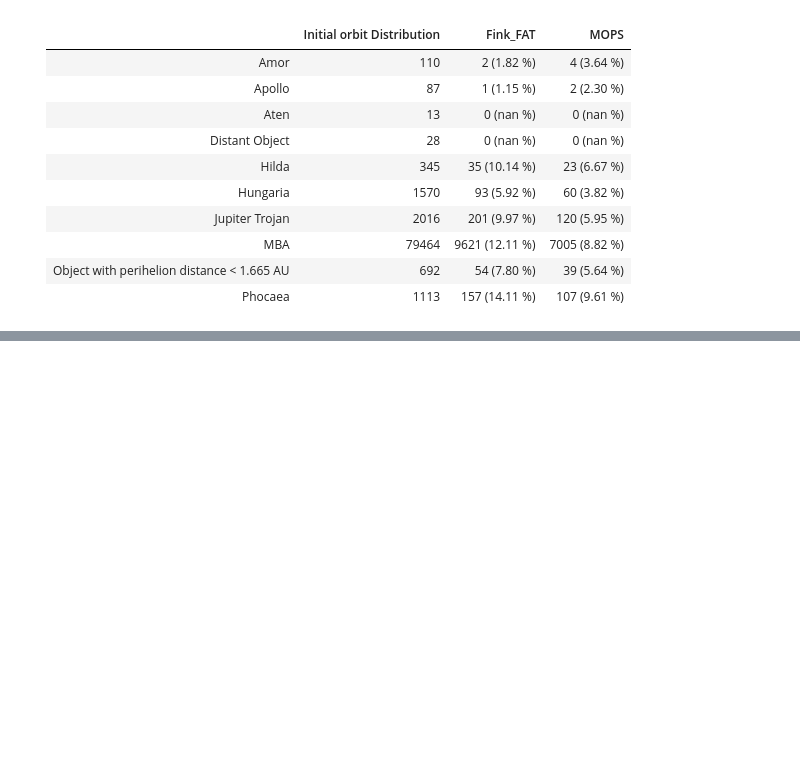
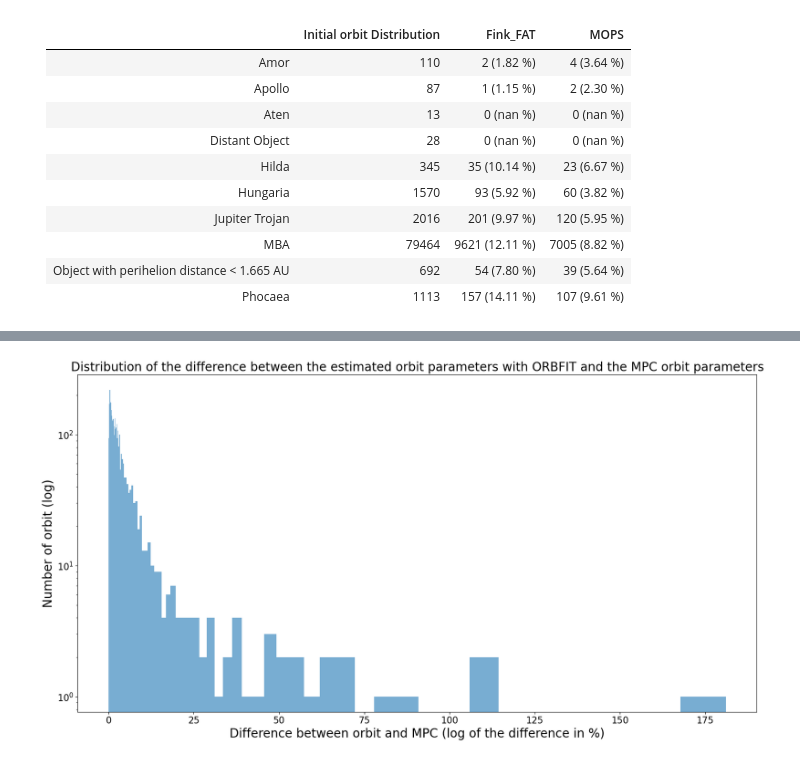
Before and after one commit to FusRoman/fink-fat, a Jupyter notebook: notebook/results_analysis/confirmed_fink_fat.ipynb, the cells around one changed output, grey strips where cells are left out. Saved outputs shown, nothing was run; the diff lists cells and outputs as text; code cells hidden in the pictures; blank space fills up the shorter version.

```diff
--- a/notebook/results_analysis/confirmed_fink_fat.ipynb
+++ b/notebook/results_analysis/confirmed_fink_fat.ipynb
@@ -136,0 +152,4 @@ display(Markdown(u.display_mpc_reconstruction(reconstructed_mpc, reconstructed_m
+# %%
+u.plot_orbfit_diff_hist(diff_data, "de")
+# %% [output]
+[figure, added]
```
Also changed, not shown: parts of 9 cells of this notebook, 6 other files.
